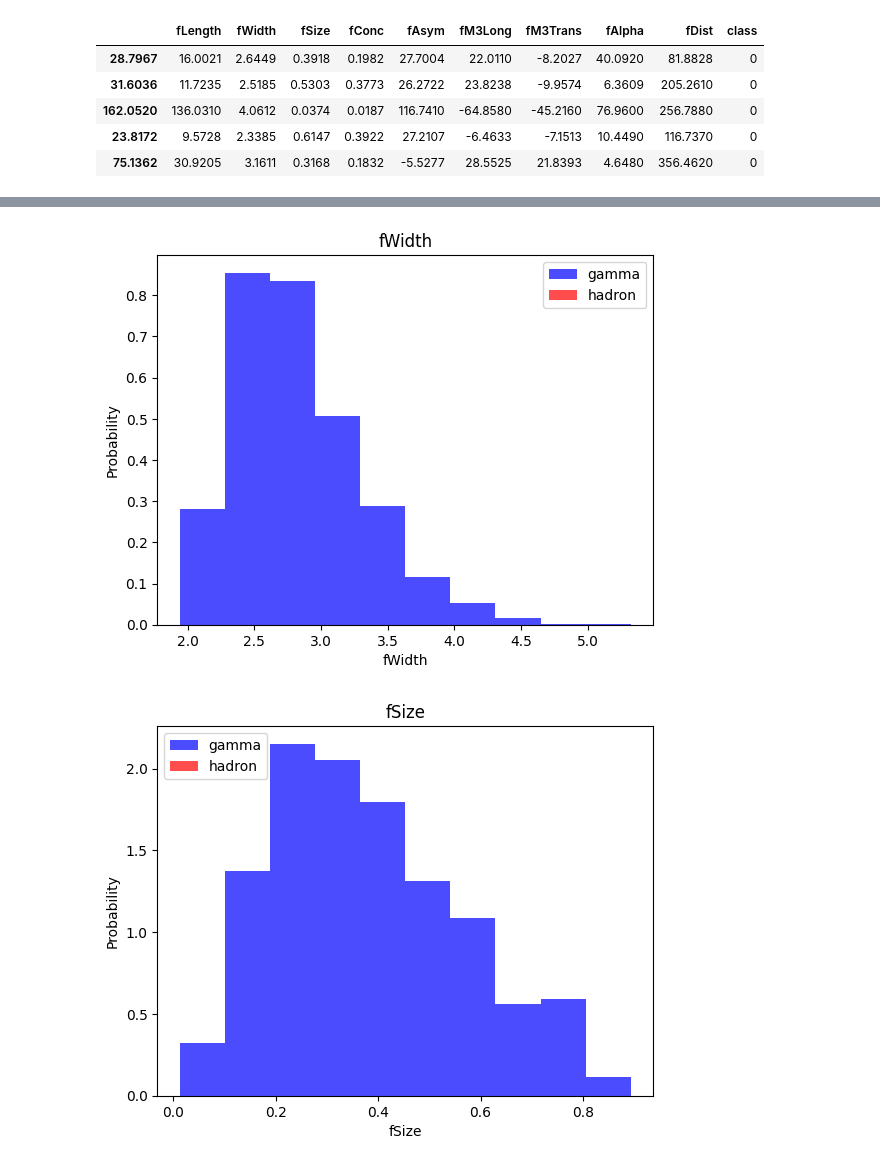
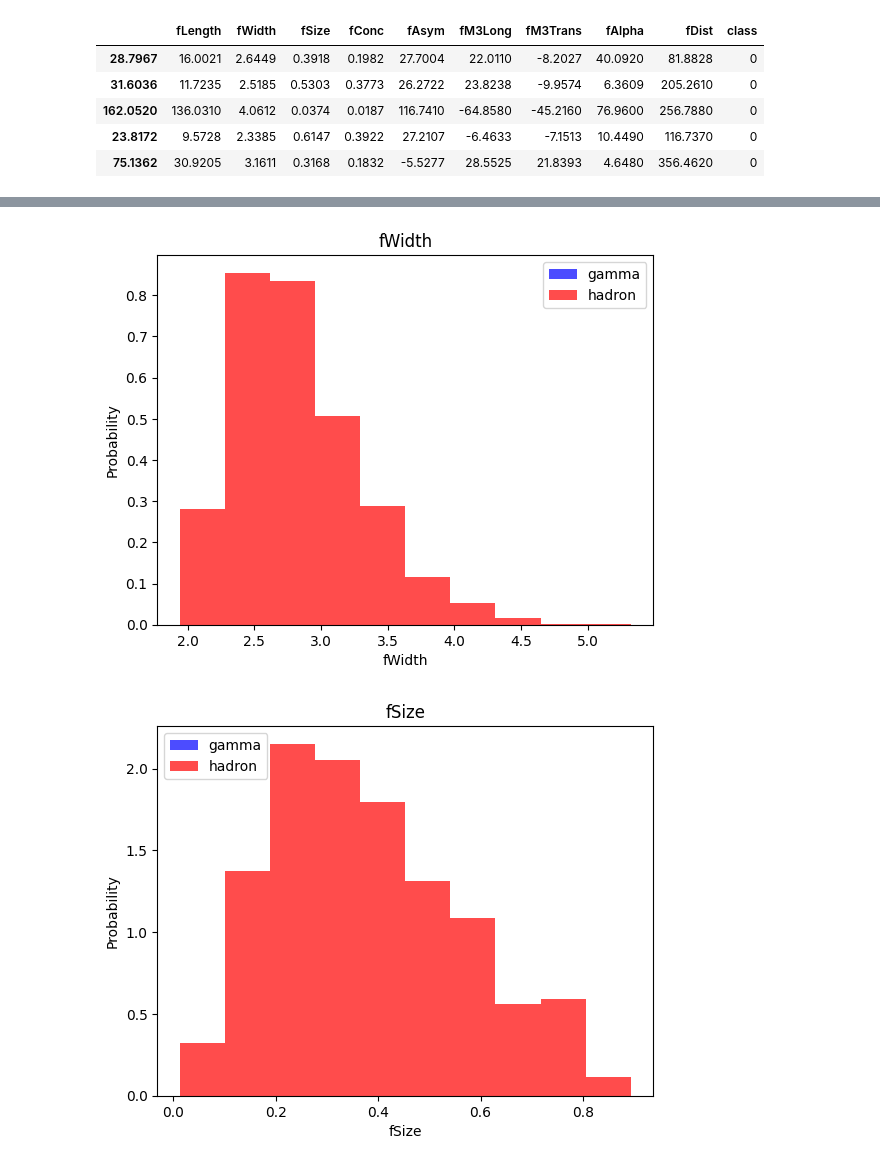
Before and after one commit to SattuSupCodes/AI_Colab, a Jupyter notebook: magic_csv.ipynb, the cells around one changed output, grey strips where cells are left out. Drawn from its saved outputs; the diff is of its cells as text; code cells hidden in the pictures.

```diff
--- a/magic_csv.ipynb
+++ b/magic_csv.ipynb
@@ -30,8 +31,8 @@ df.head()
 | 75.1362 | 30.9205 | 3.1611 | 0.3168 | 0.1832 | -5.5277 | 28.5525 | 21.8393 | 4.6480 | 356.4620 | 0 |
 # %%
 for label in cols[:-1]:
-  mp.hist(df[df["class"] == 0][label], color = 'blue' , label = 'gamma' , alpha = 0.7 , density = True)
-  mp.hist(df[df["class"] == 1][label], color = 'red' , label = 'hadron' , alpha = 0.7, density = True)
+  mp.hist(df[df["class"] == 1][label], color = 'blue' , label = 'gamma' , alpha = 0.7 , density = True)
+  mp.hist(df[df["class"] == 0][label], color = 'red' , label = 'hadron' , alpha = 0.7, density = True)
   mp.title(label)
   mp.ylabel("Probability")
   mp.xlabel(label)
@@ -42,2 +43,2 @@ for label in cols[:-1]:
-[figure, old version]
+[figure, new version]
-[figure, old version]
+[figure, new version]
```
Also changed, not shown: parts of 5 cells of this notebook.
